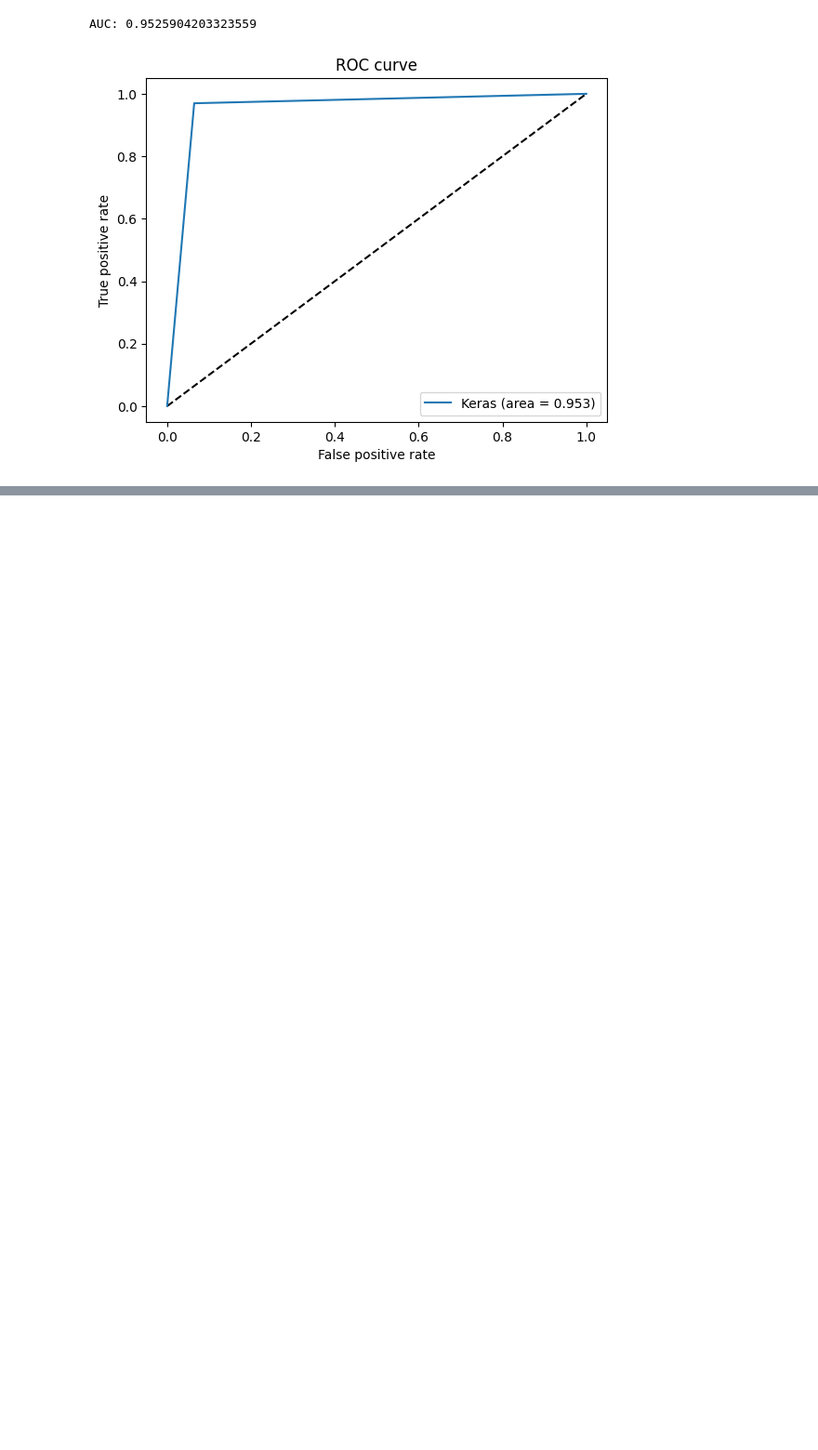
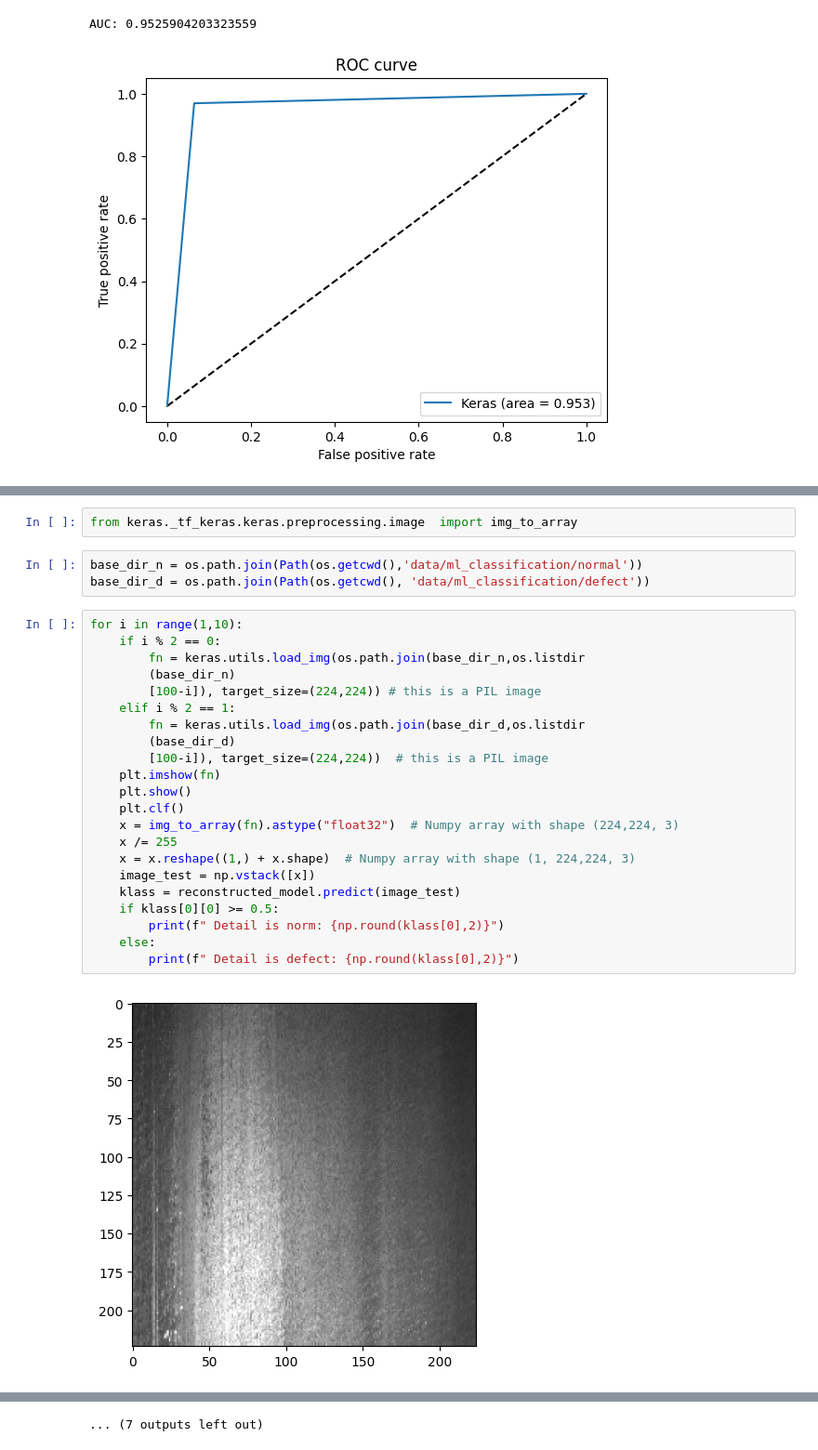
Before and after one commit to vburlay/Severstal, a Jupyter notebook: EDA(Binary classification).ipynb, the cells around one changed output, grey strips where cells are left out. Shown at 93% size. Saved outputs shown, nothing was run; the diff lists cells and outputs as text; blank space fills up the shorter version.

```diff
--- a/EDA(Binary classification).ipynb
+++ b/EDA(Binary classification).ipynb
@@ -586,0 +642,29 @@ AUC: 0.9525904203323559
+# %%
+from keras._tf_keras.keras.preprocessing.image  import img_to_array
+# %%
+base_dir_n = os.path.join(Path(os.getcwd(),'data/ml_classification/normal'))
+base_dir_d = os.path.join(Path(os.getcwd(), 'data/ml_classification/defect'))
+# %%
+for i in range(1,10):
+    if i % 2 == 0:
+        fn = keras.utils.load_img(os.path.join(base_dir_n,os.listdir
+        (base_dir_n)
+        [100-i]), target_size=(224,224)) # this is a PIL image
+    elif i % 2 == 1:
+        fn = keras.utils.load_img(os.path.join(base_dir_d,os.listdir
+        (base_dir_d)
+        [100-i]), target_size=(224,224))  # this is a PIL image
+    plt.imshow(fn)
+    plt.show()
+    plt.clf()
+    x = img_to_array(fn).astype("float32")  # Numpy array with shape (224,224, 3)
+    x /= 255
+    x = x.reshape((1,) + x.shape)  # Numpy array with shape (1, 224,224, 3)
+    image_test = np.vstack([x])
+    klass = reconstructed_model.predict(image_test)
+    if klass[0][0] >= 0.5:
+        print(f" Detail is norm: {np.round(klass[0],2)}")
+    else:
+        print(f" Detail is defect: {np.round(klass[0],2)}")
+# %% [output]
+[figure, added]
@@ -586,0 +688 @@ AUC: 0.9525904203323559
+... (7 outputs left out)
```
Also changed, not shown: parts of 10 cells of this notebook, 1 other file.
